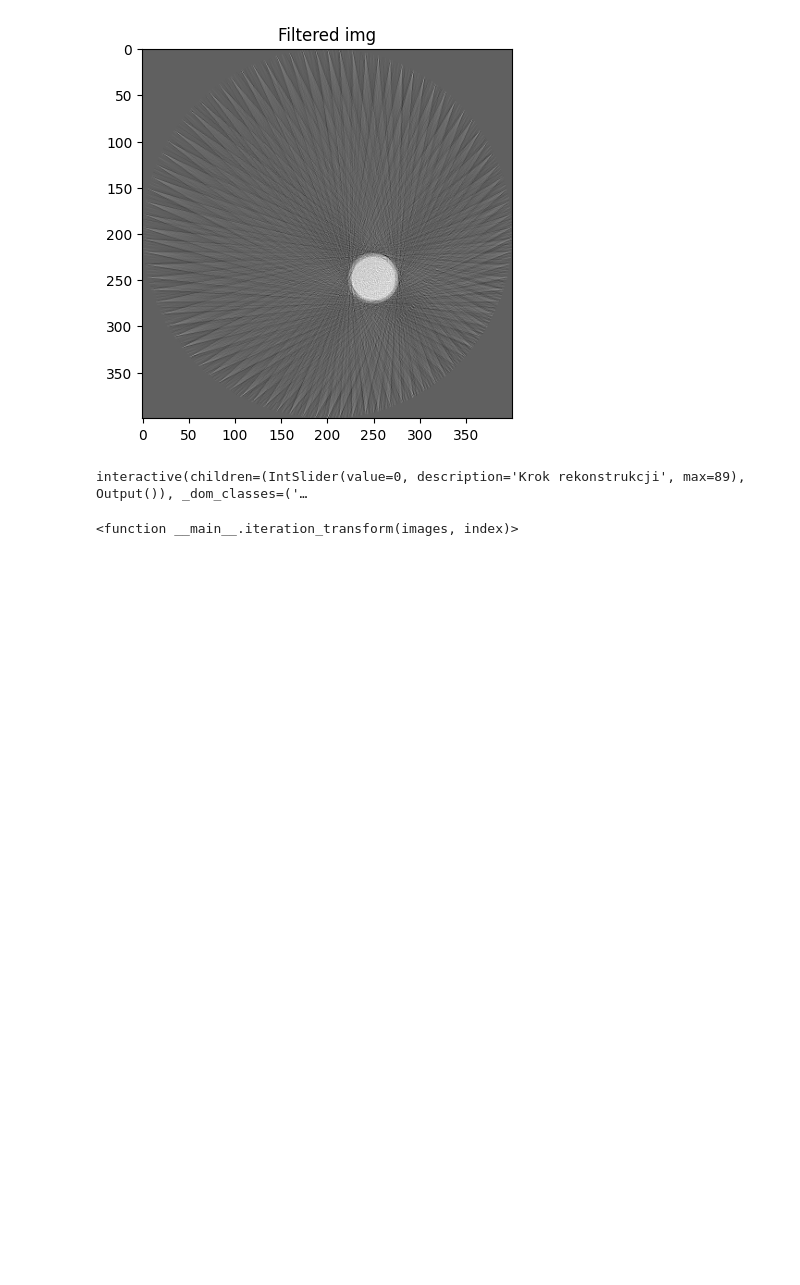
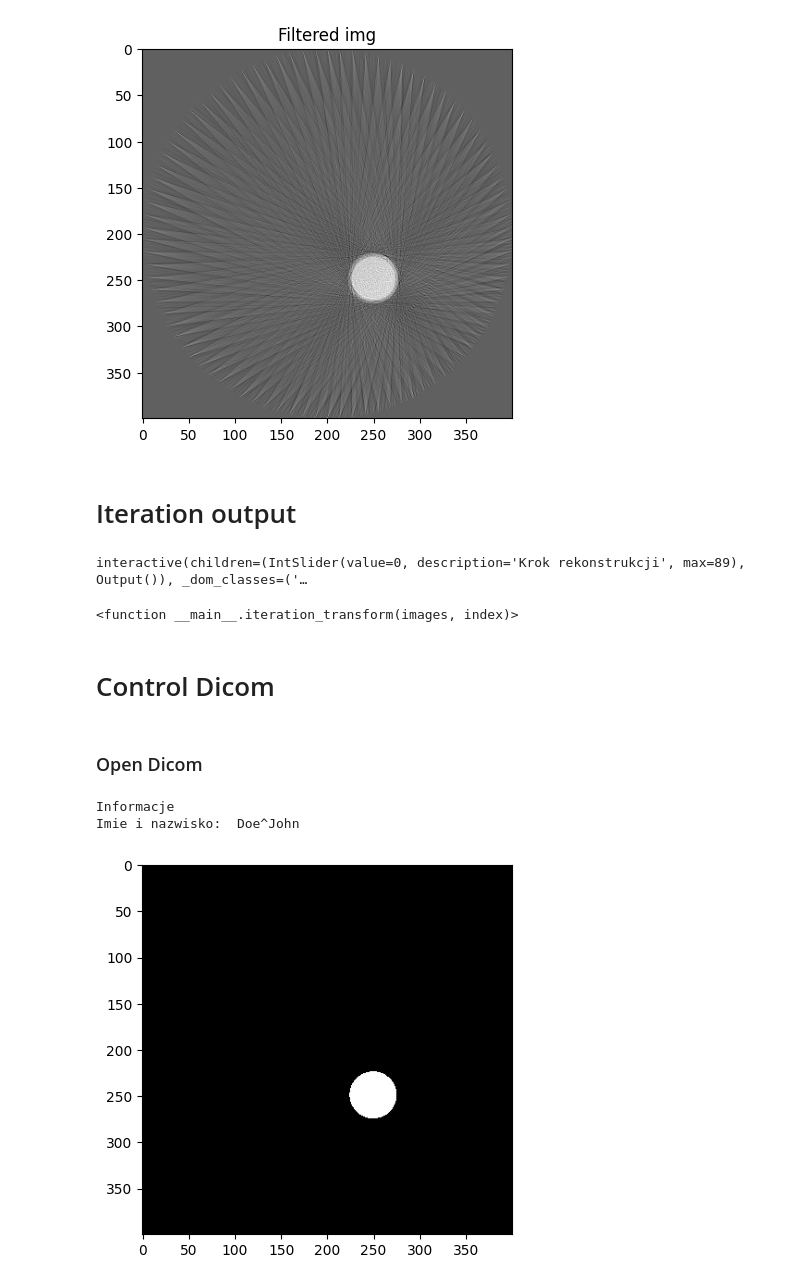
Before and after one commit to Irrisorr/Informatics-in-medicine, a Jupyter notebook: Tomograf/Main.ipynb, the cells around one changed output. Drawn from its saved outputs; the diff is of its cells as text; code cells hidden in the pictures; blank space fills up the shorter version.

Commit message:
Create func for open .dcm files

```diff
--- a/Tomograf/Main.ipynb
+++ b/Tomograf/Main.ipynb
@@ -182,6 +185,8 @@ plt.show()
 # %% [output]
 [figure]
 [figure]
+# %% [markdown]
+# Iteration output
 # %%
 def iteration_transform(images, index):
     plt.clf()
@@ -196,3 +201,19 @@ interact(iteration_transform, images=fixed(iteration_imgs), index=IntSlider(min=
 # %% [output]
 interactive(children=(IntSlider(value=0, description='Krok rekonstrukcji', max=89), Output()), _dom_classes=('…
 <function __main__.iteration_transform(images, index)>
+# %% [markdown]
+# Control Dicom
+# %% [markdown]
+### Open Dicom
+# %%
+def open_dicom(name_dcm):
+    information = pydicom.dcmread(name_dcm, force=True)
+    print("Imie i nazwisko: ", information.PatientName)
+    plt.imshow(information.pixel_array,cmap="gray")
+
+
+open_dicom("img/Kropka.dcm")
+# %% [output]
+Informacje
+Imie i nazwisko:  Doe^John
+[figure, added]
```
Also changed, not shown: parts of 1 cell of this notebook, 3 other files.
